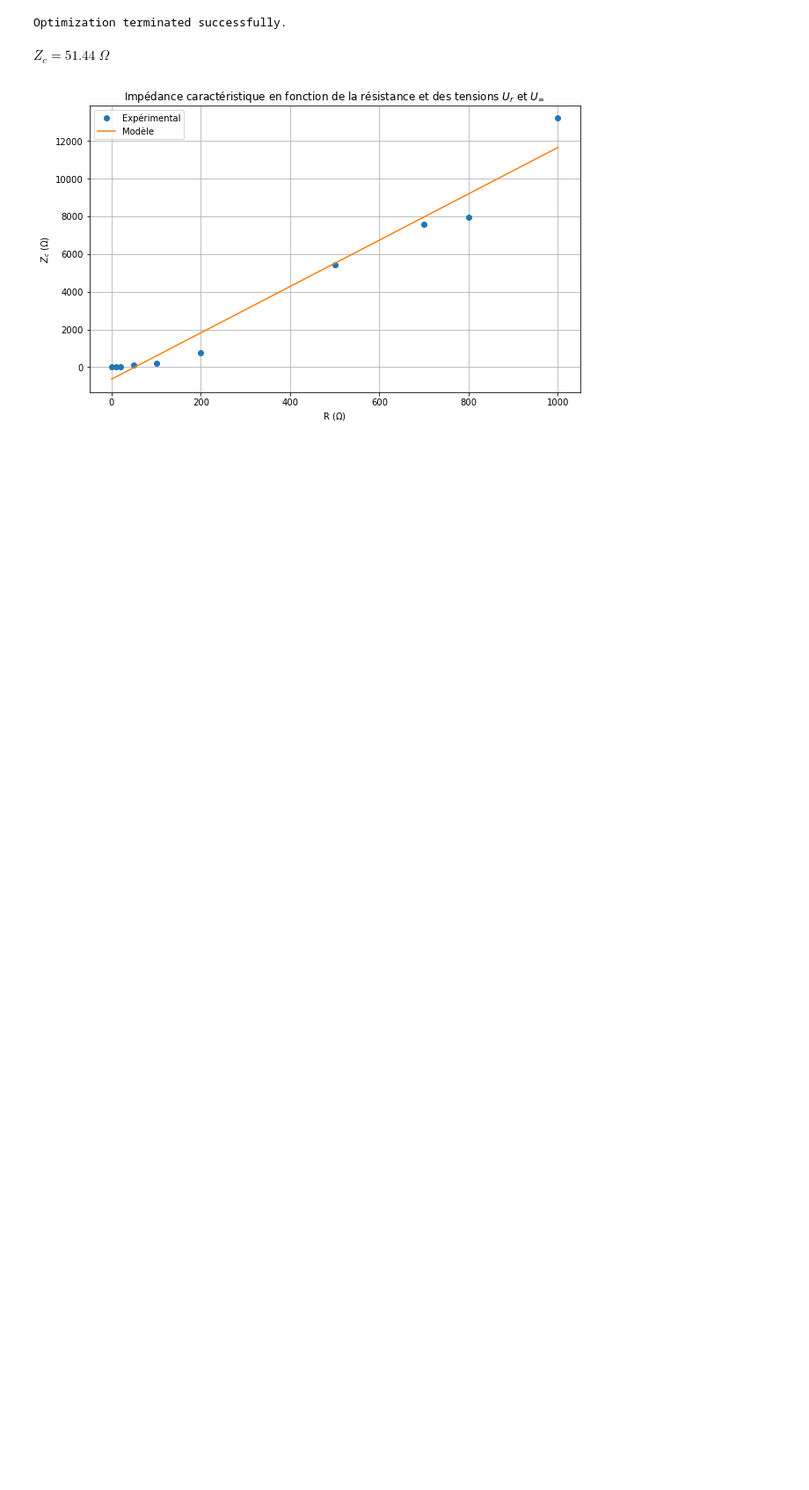
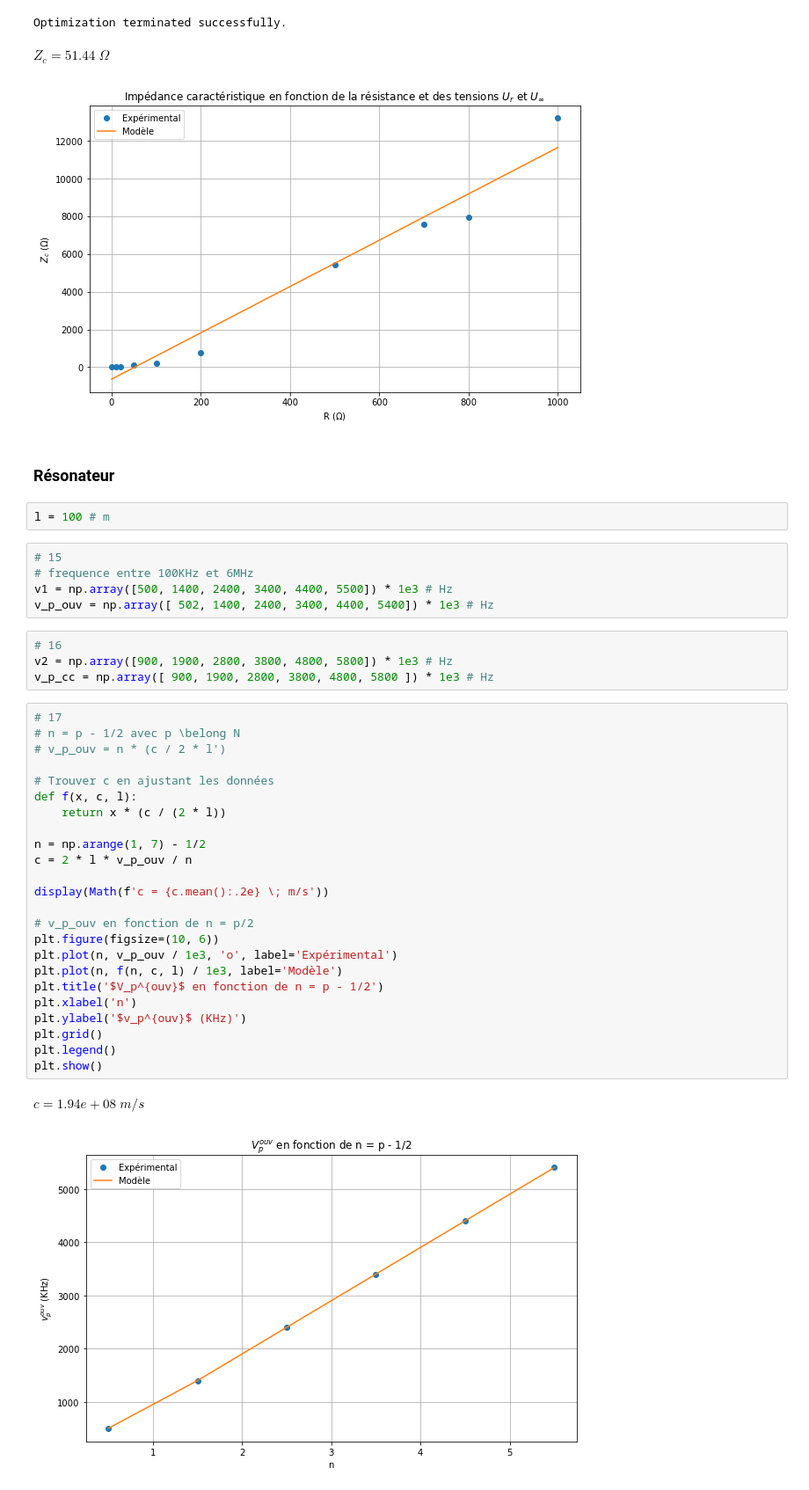
Before and after one commit to kmiloarguello/kmiloarguello.github.io, a Jupyter notebook: phyca/content/LU2PY121/TPS/TP6/TP6.ipynb, the cells around one changed output. Shown at 88% size. Drawn from its saved outputs; the diff is of its cells as text; blank space fills up the shorter version.

```diff
--- a/phyca/content/LU2PY121/TPS/TP6/TP6.ipynb
+++ b/phyca/content/LU2PY121/TPS/TP6/TP6.ipynb
@@ -42,3 +42,43 @@ plt.show()
 Optimization terminated successfully.
 $\displaystyle Z_c = 51.44 \; \Omega$
 [figure]
+# %% [markdown]
+### Résonateur
+# %%
+l = 100 # m
+# %%
+# 15
+# frequence entre 100KHz et 6MHz
+v1 = np.array([500, 1400, 2400, 3400, 4400, 5500]) * 1e3 # Hz
+v_p_ouv = np.array([ 502, 1400, 2400, 3400, 4400, 5400]) * 1e3 # Hz
+# %%
+# 16
+v2 = np.array([900, 1900, 2800, 3800, 4800, 5800]) * 1e3 # Hz
+v_p_cc = np.array([ 900, 1900, 2800, 3800, 4800, 5800 ]) * 1e3 # Hz
+# %%
+# 17
+# n = p - 1/2 avec p \belong N
+# v_p_ouv = n * (c / 2 * l')
+
+# Trouver c en ajustant les données
+def f(x, c, l):
+    return x * (c / (2 * l))
+
+n = np.arange(1, 7) - 1/2
+c = 2 * l * v_p_ouv / n
+
+display(Math(f'c = {c.mean():.2e} \; m/s'))
+
+# v_p_ouv en fonction de n = p/2
+plt.figure(figsize=(10, 6))
+plt.plot(n, v_p_ouv / 1e3, 'o', label='Expérimental')
+plt.plot(n, f(n, c, l) / 1e3, label='Modèle')
+plt.title('$V_p^{ouv}$ en fonction de n = p - 1/2')
+plt.xlabel('n')
+plt.ylabel('$v_p^{ouv}$ (KHz)')
+plt.grid()
+plt.legend()
+plt.show()
+# %% [output]
+$\displaystyle c = 1.94e+08 \; m/s$
+[figure, added]
```
Also changed, not shown: parts of 1 cell of this notebook, 1 other file.
